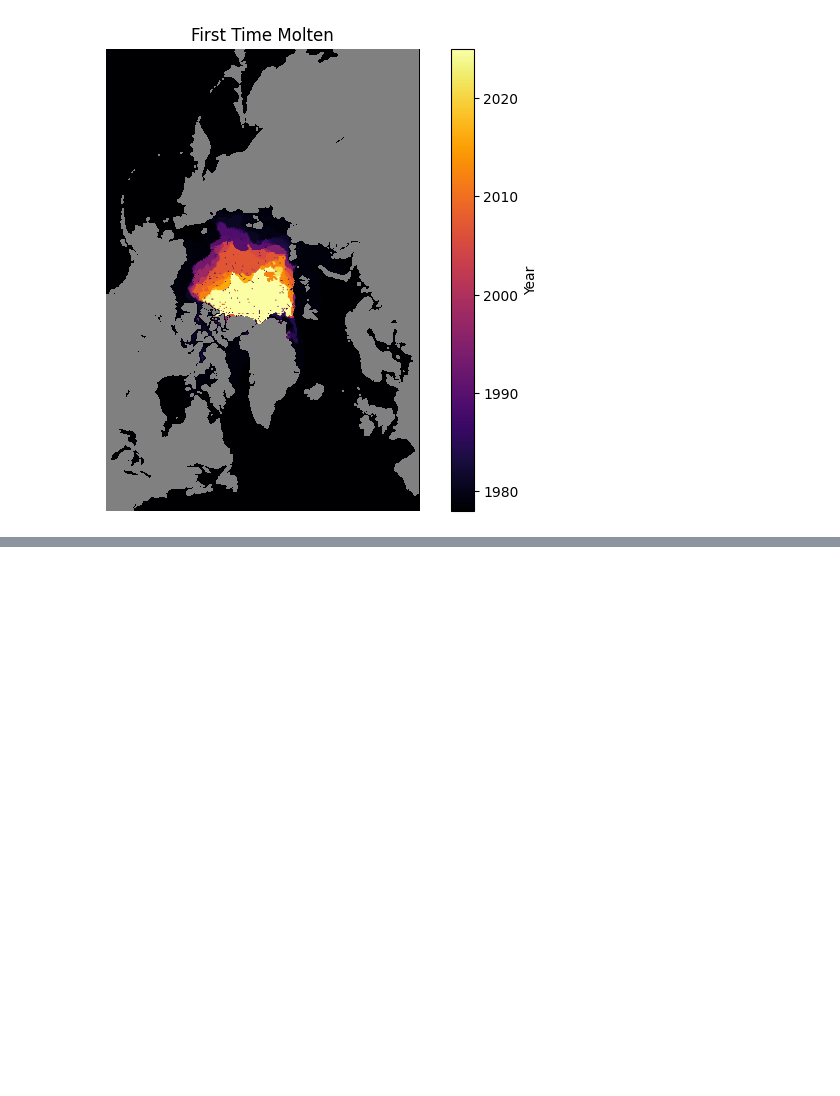
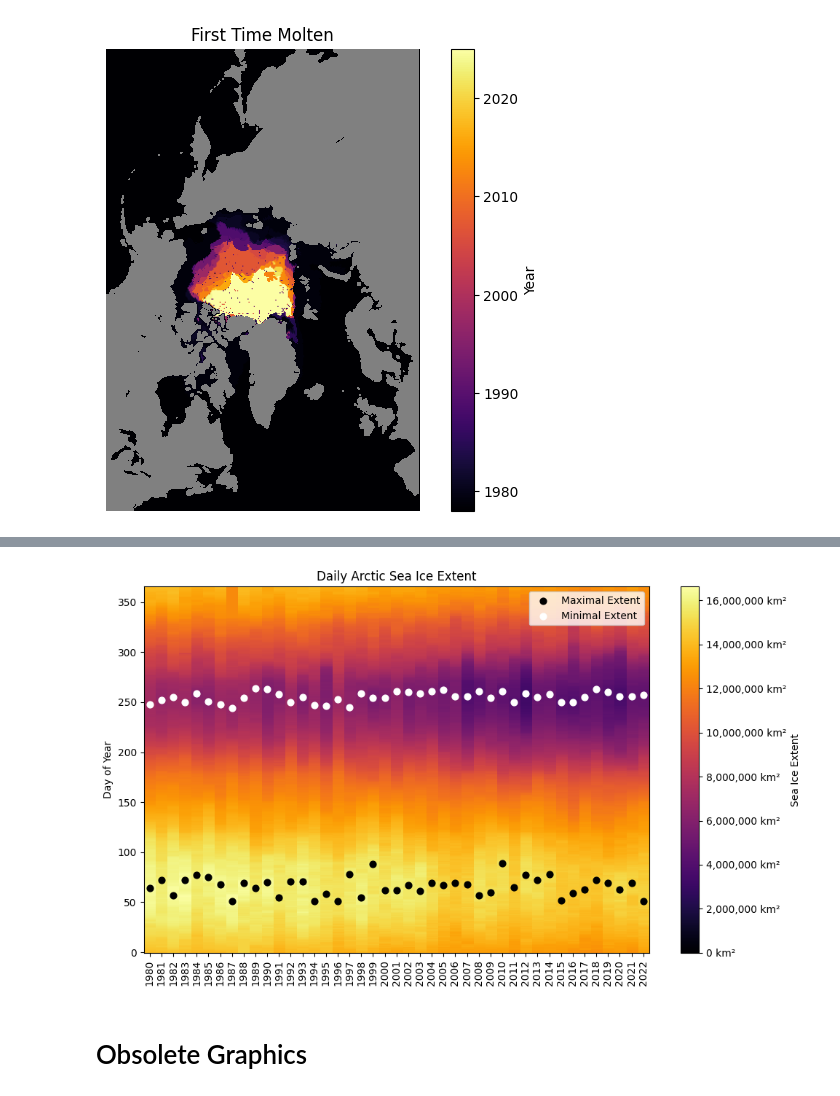
Before and after one commit to nwalser/CS163, a Jupyter notebook: project/main.ipynb, the cells around one changed output, grey strips where cells are left out. Cells and saved outputs as stored; diff of their text form; code cells hidden in the pictures; blank space fills up the shorter version.

```diff
--- a/project/main.ipynb
+++ b/project/main.ipynb
@@ -282,0 +273,73 @@ plt.show()
+# %%
+import pandas as pd
+from matplotlib.ticker import FuncFormatter
+
+df = pd.DataFrame({
+    "date": pd.to_datetime(dates.astype(str)),
+    "area": areas
+})
+
+df["year"] = df["date"].dt.year
+df["doy"]  = df["date"].dt.dayofyear
+
+heatmap = df.pivot_table(index="doy", columns="year", values="area")
+
+full_doy = np.arange(1, 367)
+heatmap = heatmap.reindex(full_doy)
+heatmap = heatmap.interpolate(axis=0, limit_direction='both')
+
+# restrict years
+if (analysis_start is not None) or (analysis_end is not None):
+    years = np.array(heatmap.columns)
+    mask = np.ones_like(years, dtype=bool)
+    if analysis_start is not None:
+        mask &= years >= analysis_start
+    if analysis_end is not None:
+        mask &= years <= analysis_end
+    heatmap = heatmap.loc[:, years[mask]]
+
+years = list(heatmap.columns)
+days  = list(heatmap.index)
+
+plt.figure(figsize=(10, 6))
+im = plt.imshow(heatmap.values, aspect='auto', interpolation='nearest', origin='lower', vmin=0)
+
+cbar = plt.colorbar(im, label="Sea Ice Extent")
+cbar.ax.yaxis.set_major_formatter(FuncFormatter(lambda x, pos: f"{x:,.0f} km²"))
+
+plt.ylabel("Day of Year")
+plt.title("Daily Arctic Sea Ice Extent")
+
+ax = plt.gca()
+
+x_max, y_max = [], []
+x_min, y_min = [], []
+
+for col_idx, year in enumerate(years):
+    col = heatmap[year]
+
+    max_doy = col.idxmax()
+    min_doy = col.idxmin()
+
+    row_idx_max = days.index(max_doy)
+    row_idx_min = days.index(min_doy)
+
+    x_max.append(col_idx)
+    y_max.append(row_idx_max)
+
+    x_min.append(col_idx)
+    y_min.append(row_idx_min)
+
+ax.scatter(x_max, y_max, s=40, facecolors='black', label="Maximal Extent")
+ax.scatter(x_min, y_min, s=40, facecolors='white', label="Minimal Extent")
+
+ax.set_xticks(np.arange(len(years)))
+ax.set_xticklabels(years, rotation=90)
+
+plt.legend()
+plt.tight_layout()
+plt.show()
+# %% [output]
+[figure, added]
+# %% [markdown]
+# Obsolete Graphics
```
Also changed, not shown: parts of 10 cells of this notebook.
